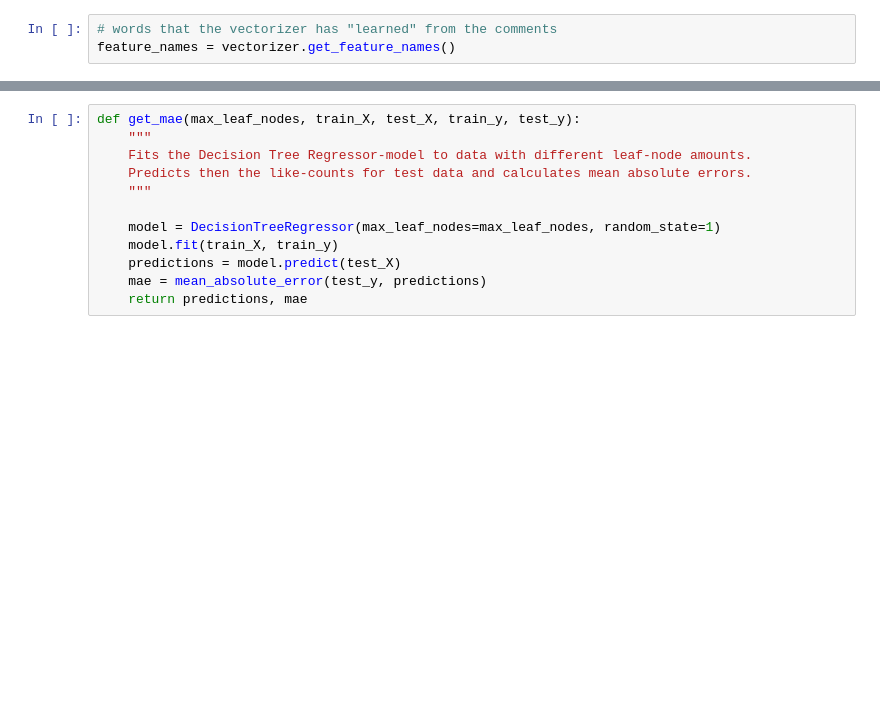
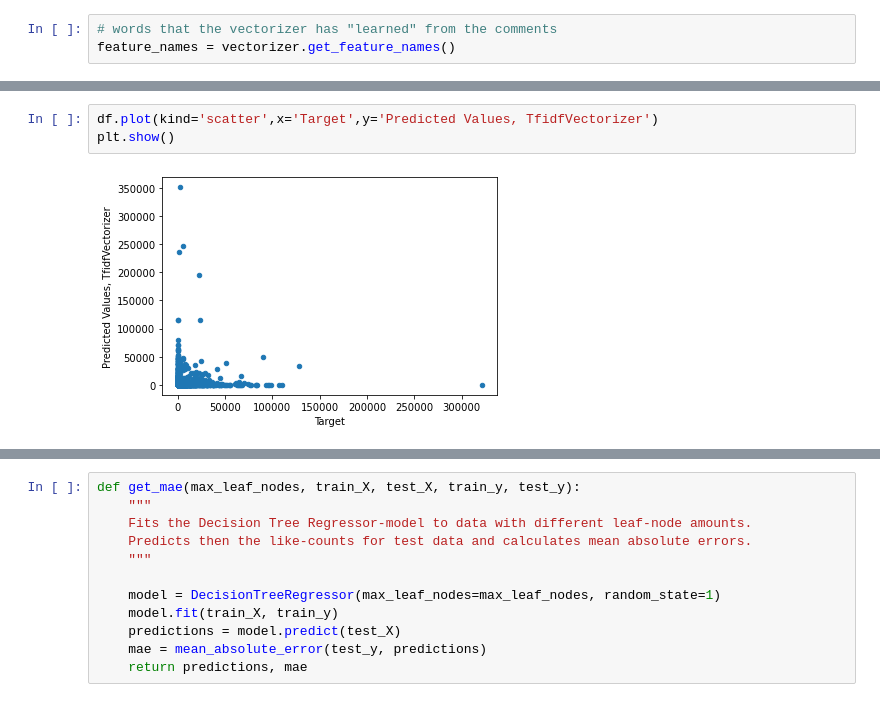
Before and after one commit to bonskotti/ytube-comments, a Jupyter notebook: youtube_comments.ipynb, the cells around one changed output, grey strips where cells are left out. Saved outputs shown, nothing was run; the diff lists cells and outputs as text; blank space fills up the shorter version.

```diff
--- a/youtube_comments.ipynb
+++ b/youtube_comments.ipynb
@@ -557,0 +556,5 @@ print(y_test.shape)
+# %%
+df.plot(kind='scatter',x='Target',y='Predicted Values, TfidfVectorizer')
+plt.show()
+# %% [output]
+[figure, added]
```
Also changed, not shown: parts of 110 cells of this notebook.
